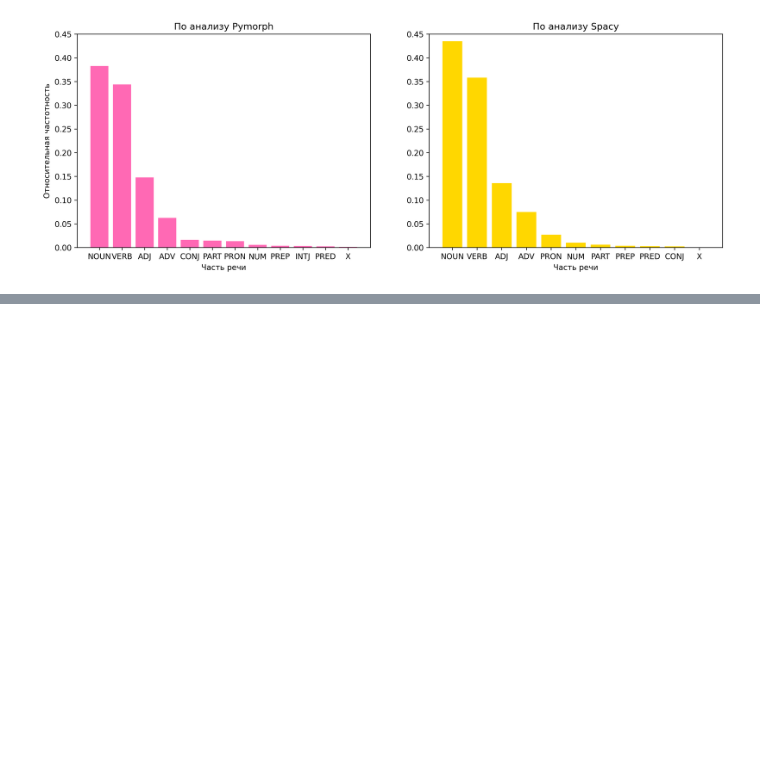
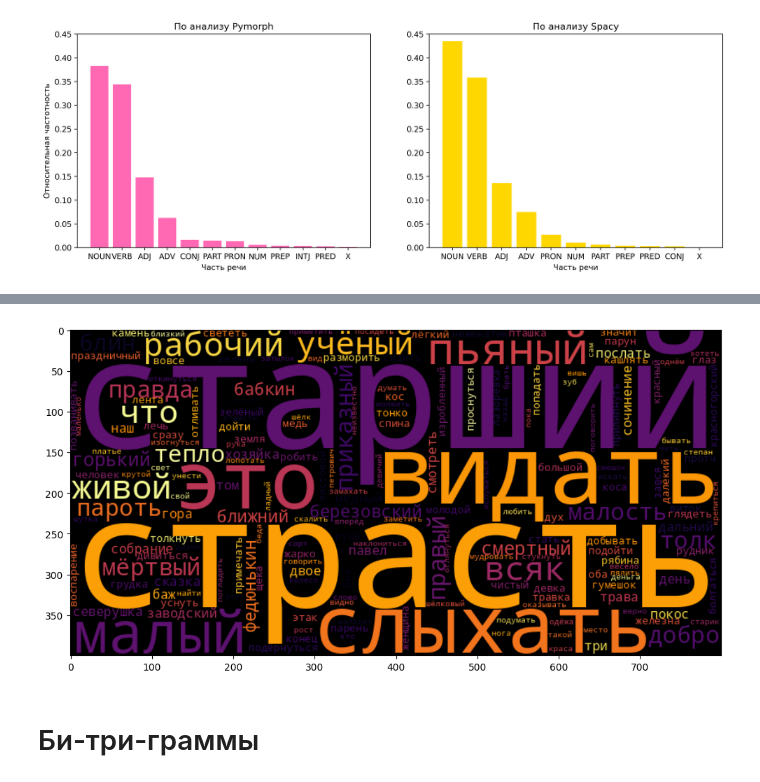
Before and after one commit to chugcha/hw_proga, a Jupyter notebook: hw_2.ipynb, the cells around one changed output, grey strips where cells are left out. Saved outputs shown, nothing was run; the diff lists cells and outputs as text; code cells hidden in the pictures; blank space fills up the shorter version.

```diff
--- a/hw_2.ipynb
+++ b/hw_2.ipynb
@@ -457,0 +512,21 @@ dtype: int64
+# %%
+lemmatized_text = ' '.join(bazhov_df['lemmas'].astype(str))
+
+wordcloud = WordCloud(
+    width=800,
+    height=400,
+    background_color='black',
+    colormap='inferno',
+    min_word_length=3,
+    collocations=False
+).generate(lemmatized_text)
+
+plt.figure(figsize=(12, 8))
+plt.imshow(wordcloud, interpolation='bilinear')
+
+plt.show()
+# Это для лемматизированного текста
+# %% [output]
+[figure, added]
+# %% [markdown]
+# Би-три-граммы
```
Also changed, not shown: parts of 18 cells of this notebook.
